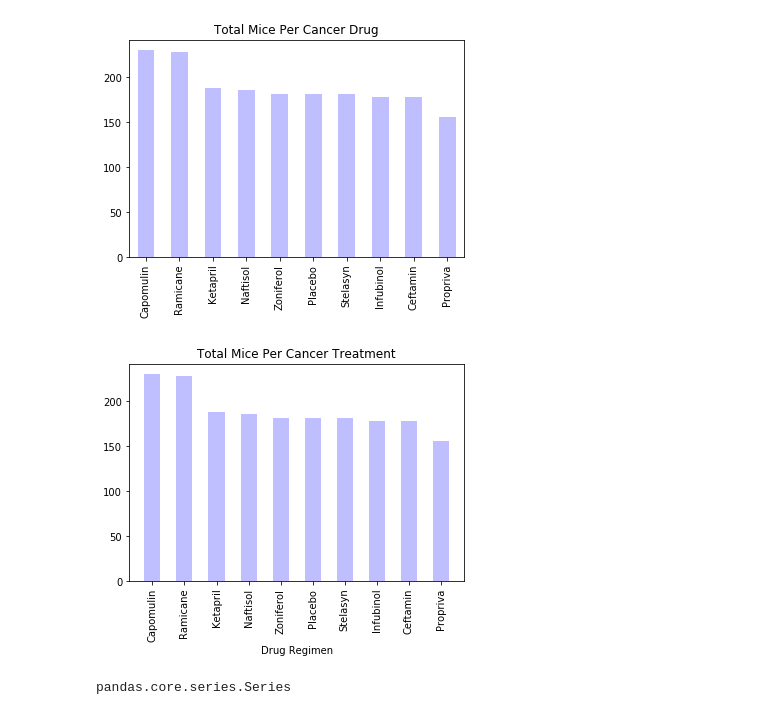
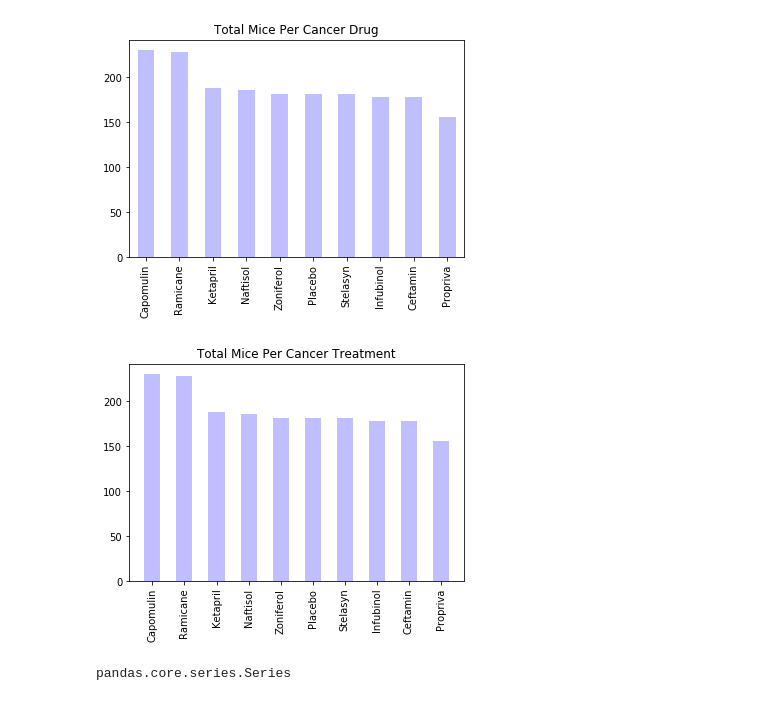
Before and after one commit to pasco27/matplotlib_homework, a Jupyter notebook: pymaceuticals_pascarella1.ipynb, the cells around one changed output. Drawn from its saved outputs; the diff is of its cells as text; code cells hidden in the pictures.

```diff
--- a/pymaceuticals_pascarella1.ipynb
+++ b/pymaceuticals_pascarella1.ipynb
@@ -195,40 +195,42 @@ regimen_count.plot(title='Total Mice Per Cancer Drug', kind='bar', color='blue',
 <matplotlib.axes._subplots.AxesSubplot at 0x...>
 [figure]
 # %%
-# mice_per_drug = regimen_count.count()['Mouse ID']
+# Generate a bar plot showing the total number of mice for each treatment throughout the course of the study using pyplot.
+
+#mice_per_drug = regimen_count.count()['Mouse ID']
 #mice_per_drug
 #type(mice_per_drug) <-- this is a series
 
 #### some useful stuff here:
 # data = {'a': np.arange(50),
 #         'c': np.random.randint(0, 50, 50),
 #         'd': np.random.randn(50)}
 # data['b'] = data['a'] + 10 * np.random.randn(50)
 # data['d'] = np.abs(data['d']) * 100
 
 # plt.scatter('a', 'b', c='c', s='d', data=data)
 # plt.xlabel('entry a')
 # plt.ylabel('entry b')
 # plt.show()
 
 
 # drugs = mice_ID_list.to_list()
 # values = mice_per_drug.to_list()
 # plt.figure(figsize=(9, 3))
 
 
 
 
 plt.bar(regimen_count.index.values, height=regimen_count.values, color='blue', alpha=0.25, align='center', width=.5)
 #ply.xticks()
 #plt.suptitle('Mice Per Drug')
 plt.title('Total Mice Per Cancer Treatment')
-plt.xlabel('Drug Regimen')
+#plt.xlabel('Drug Regimen') ## Originally had this in, took it out so charts 'look identical'
 plt.xticks(rotation=90)
-#plt.ylabel('Mice Count')  ### I had this originally but took it out so charts would "look identical"
+#plt.ylabel('Mice Count')  ## Originally had this in, took it out so charts 'look identical'
 plt.show()
 # %% [output]
-[figure, old version]
+[figure, new version]
 # %%
 #below few lines is simply my tutor and I playing with the data.
 
```
Also changed, not shown: parts of 6 cells of this notebook.
